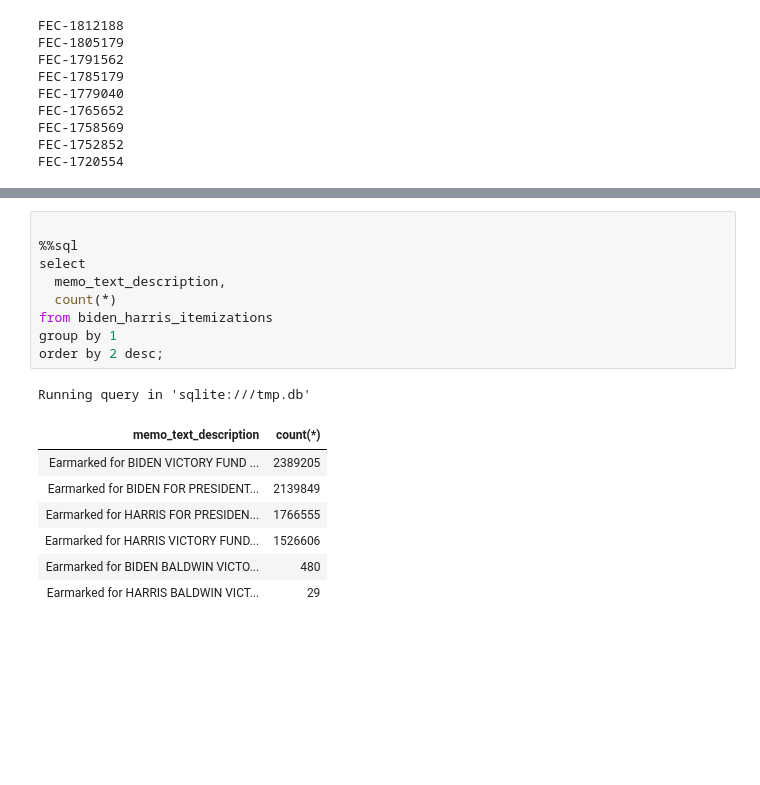
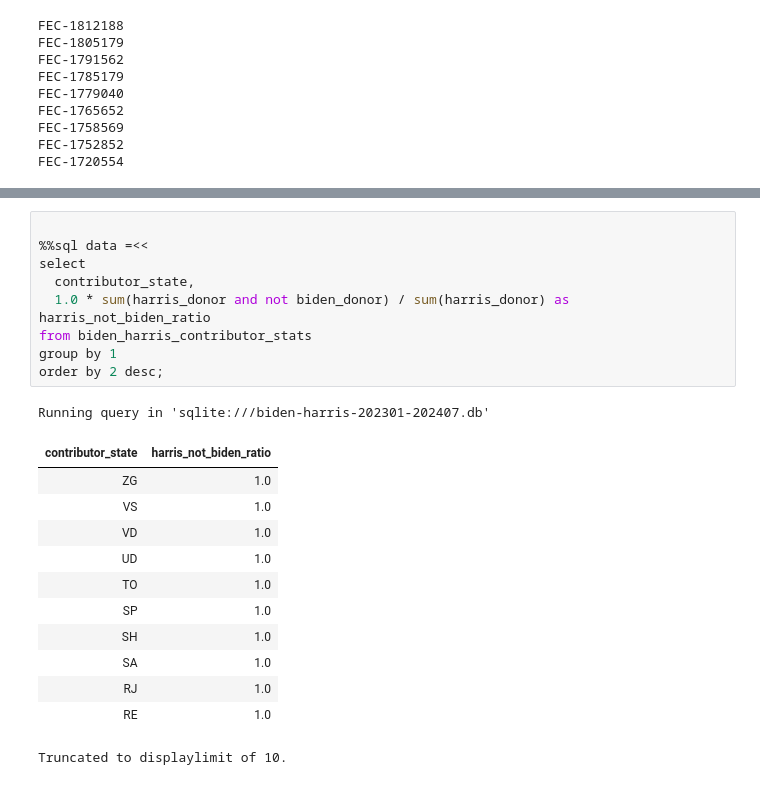
Before and after one commit to asg017/libfec, a Jupyter notebook: examples/latimes-harris-new/work.ipynb, the cells around one changed output, grey strips where cells are left out. Saved outputs shown, nothing was run; the diff lists cells and outputs as text; blank space fills up the shorter version.

```diff
--- a/examples/latimes-harris-new/work.ipynb
+++ b/examples/latimes-harris-new/work.ipynb
@@ -102,18 +263,23 @@ Running query in 'sqlite:///tmp.db'
 # %%
 
-%%sql
+%%sql data =<<
 select
-  memo_text_description,
-  count(*)
-from biden_harris_itemizations
+  contributor_state,
+  1.0 * sum(harris_donor and not biden_donor) / sum(harris_donor) as harris_not_biden_ratio
+from biden_harris_contributor_stats
 group by 1
 order by 2 desc;
 # %% [output]
-Running query in 'sqlite:///tmp.db'
+Running query in 'sqlite:///biden-harris-202301-202407.db'
-| memo_text_description | count(*) |
-| Earmarked for BIDEN VICTORY FUND ... | 2389205 |
-| Earmarked for BIDEN FOR PRESIDENT... | 2139849 |
-| Earmarked for HARRIS FOR PRESIDEN... | 1766555 |
-| Earmarked for HARRIS VICTORY FUND... | 1526606 |
-| Earmarked for BIDEN BALDWIN VICTO... | 480 |
-| Earmarked for HARRIS BALDWIN VICT... | 29 |
+| contributor_state | harris_not_biden_ratio |
+| ZG | 1.0 |
+| VS | 1.0 |
+| VD | 1.0 |
+| UD | 1.0 |
+| TO | 1.0 |
+| SP | 1.0 |
+| SH | 1.0 |
+| SA | 1.0 |
+| RJ | 1.0 |
+| RE | 1.0 |
+Truncated to displaylimit of 10.
```
Also changed, not shown: parts of 34 cells of this notebook, 13 other files.
